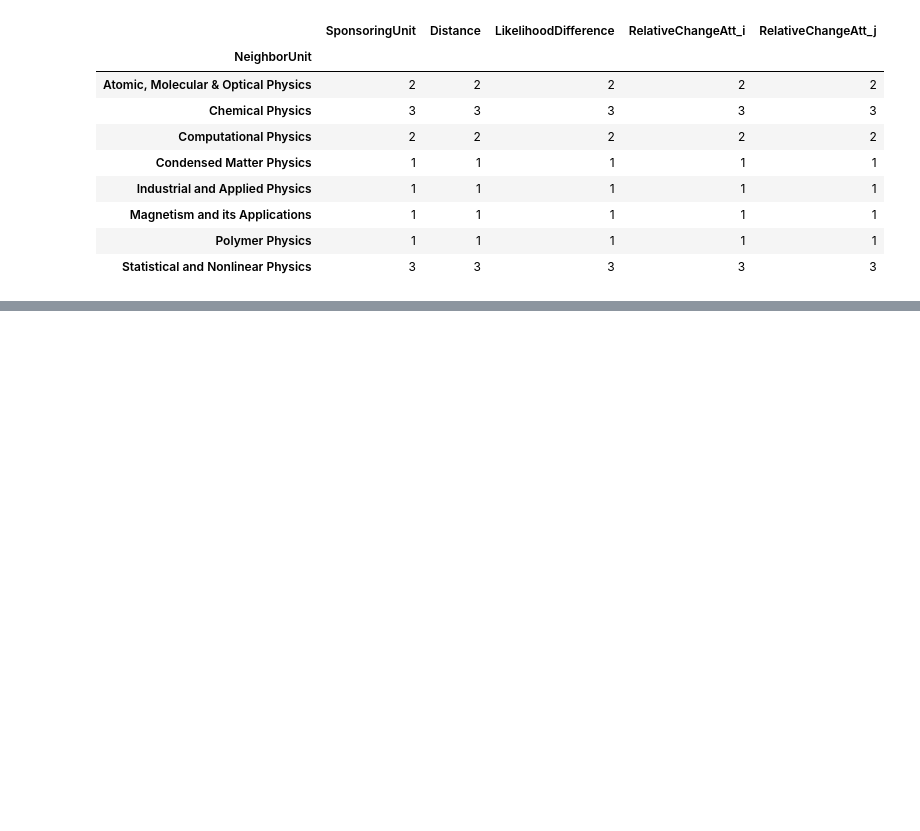
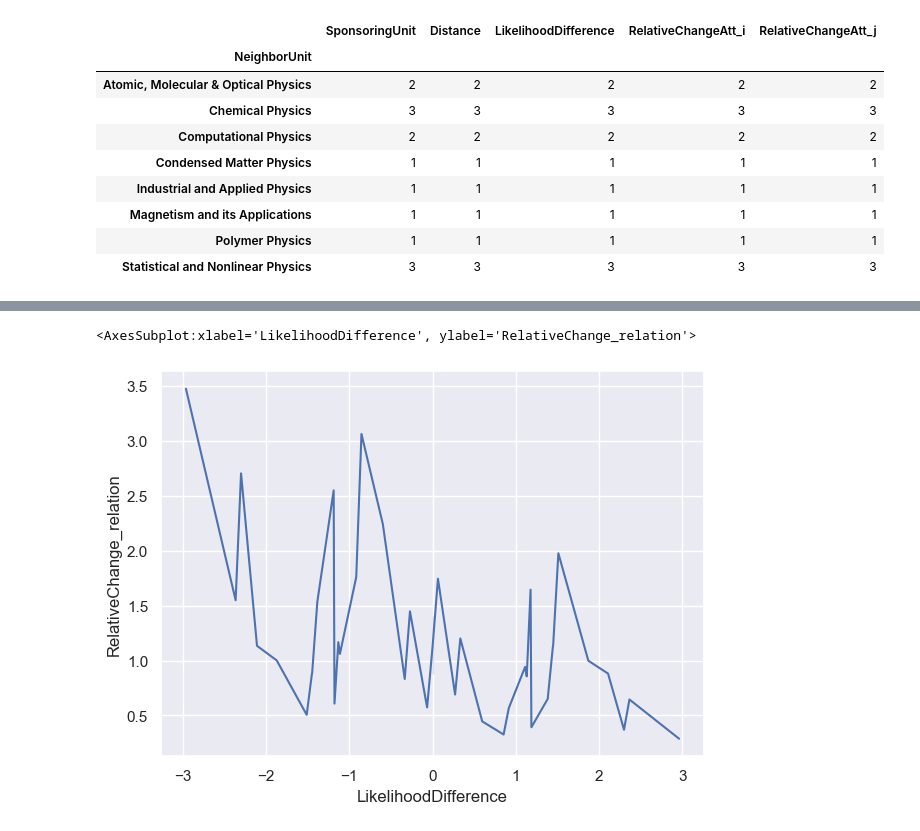
Before and after one commit to EllenWM/Evolution-of-Gender-Diversity-in-Physics-Conferences, a Jupyter notebook: interventionImpact.ipynb, the cells around one changed output, grey strips where cells are left out. Saved outputs shown, nothing was run; the diff lists cells and outputs as text; code cells hidden in the pictures; blank space fills up the shorter version.

```diff
--- a/interventionImpact.ipynb
+++ b/interventionImpact.ipynb
@@ -180,6 +128,7 @@ def getDifferentUnits(similarUnits, likelihood_df):
 def getDifferentUnits(units, likelihood_df):
     similarUnit_dict = units.to_dict('records')
     likelihoodDict = {}
+    likelihoodDict_test = {}
     index = 0
 
     for i in similarUnit_dict:
@@ -193,13 +142,18 @@ def getDifferentUnits(units, likelihood_df):
 
         #get difference in likelihood
         likelihood_diff = (likelihood_i - likelihood_j).sum()
+        likelihood_relation1 = likelihood_i.sum()/likelihood_j.sum()
+        likelihood_relation2 = (likelihood_i/likelihood_j).sum()
         likelihoodDict[index] = {'SponsoringUnit': unit_i, 'NeighborUnit': unit_j, 'LikelihoodDifference': likelihood_diff}
+        likelihoodDict_test[index] = {'SponsoringUnit': unit_i, 'NeighborUnit': unit_j, 'LikelihoodRelation1': likelihood_relation1, 'LikelihoodRelation2': likelihood_relation2}
         index += 1
 
     likelihoodDiff_df = pd.DataFrame.from_dict(likelihoodDict, orient = 'index') #convert likelihood differences to df
+    likelihoodRelation_df = pd.DataFrame.from_dict(likelihoodDict, orient = 'index')
     similarUnits_diff = units.merge(likelihoodDiff_df, how = 'inner', on = ['SponsoringUnit', 'NeighborUnit']) #get difference of similar units(from baseline period)
+    similarUnits_diffRel = units.merge(likelihoodRelation_df, how = 'inner', on = ['SponsoringUnit', 'NeighborUnit']) #get difference of similar units(from baseline period)
 
-    return similarUnits_diff
+    return similarUnits_diff, similarUnits_diffRel
 # %%
 def getRelativeChange(newVal, oldVal):
     change = (newVal - oldVal) / oldVal
@@ -318,4 +245,4 @@ likelihood_units = likelihood[likelihood.SponsoringUnit.isin(units)]
 interventionLikelihood = likelihood_units[(likelihood_units.Year >= 2014) & (likelihood_units.Year <= 2019)]
 # %%
 #get difference of sponsoring units in intervention period, that were similar in baseline period
-similarUnits_likelihoodDiff = getDifferentUnits(similarUnits, interventionLikelihood)
+similarUnits_likelihoodDiff, rel = getDifferentUnits(similarUnits, interventionLikelihood)
@@ -387,9 +316,14 @@ def plotGenderRatio(unit_i, unit_j, df, likelihood):
     sessionType_i = df[(df.SponsoringUnitName == unit_i) & (df.SessionType == 'attendee')]
     sessionType_j = df[(df.SponsoringUnitName == unit_j) & (df.SessionType == 'attendee')]
 
+    inv_i = df[(df.SponsoringUnitName == unit_i) & (df.SessionType == 'invited')]
+    inv_j =  df[(df.SponsoringUnitName == unit_j) & (df.SessionType == 'invited')]
 
     genderRatio_i = pd.crosstab(index = sessionType_i.Year, columns = sessionType_i.Gender, normalize = 'index')
     genderRatio_j = pd.crosstab(index = sessionType_j.Year, columns = sessionType_j.Gender, normalize = 'index')
+
+    genderRatio_i_inv = pd.crosstab(index = sessionType_i.Year, columns = inv_i.Gender, normalize = 'index')
+    genderRatio_j_inv = pd.crosstab(index = sessionType_i.Year, columns = inv_j.Gender, normalize = 'index')
 
     #average likelihood in intervention period for unit i and unit j
     likelihood_i = format(likelihood[likelihood.SponsoringUnit == unit_i]['Avg_likelihood'].mean(), '.2f')
@@ -397,6 +331,8 @@ def plotGenderRatio(unit_i, unit_j, df, likelihood):
 
     plotLineplot(genderRatio_i, unit_i, likelihood_i)
     plotLineplot(genderRatio_j, unit_j, likelihood_j)
+    plotLineplot(genderRatio_i_inv, unit_i, likelihood_i)
+    plotLineplot(genderRatio_j_inv, unit_i, likelihood_j)
     plt.savefig("Figures/intervention_" + unit_i + "_" + unit_j + ".png", bbox_inches = 'tight')
     plt.show()
 # %%
@@ -466,0 +376,7 @@ sns.lineplot(data = evalPlotData, x = 'RelativeChangeDiff_eval', y = 'Likelihood
+# %%
+evaluation_df['RelativeChange_relation'] = evaluation_df.RelativeChangeAtt_i/evaluation_df.RelativeChangeAtt_j
+# %%
+sns.lineplot(data = evaluation_df, x = 'LikelihoodDifference', y = 'RelativeChange_relation', )
+# %% [output]
+<AxesSubplot:xlabel='LikelihoodDifference', ylabel='RelativeChange_relation'>
+[figure, added]
```
Also changed, not shown: parts of 31 cells of this notebook.
